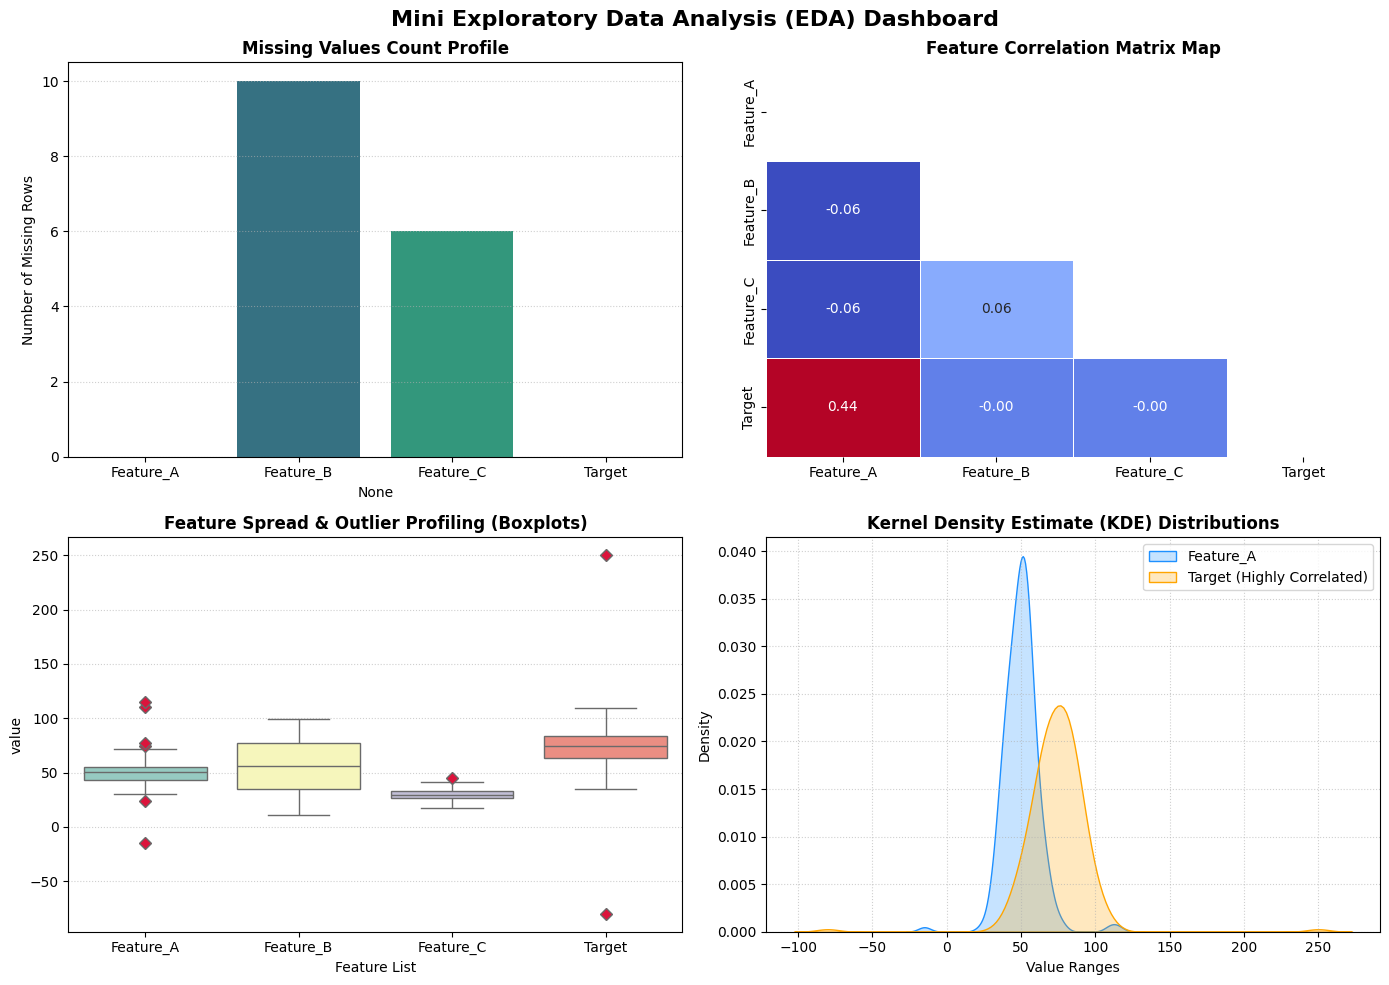
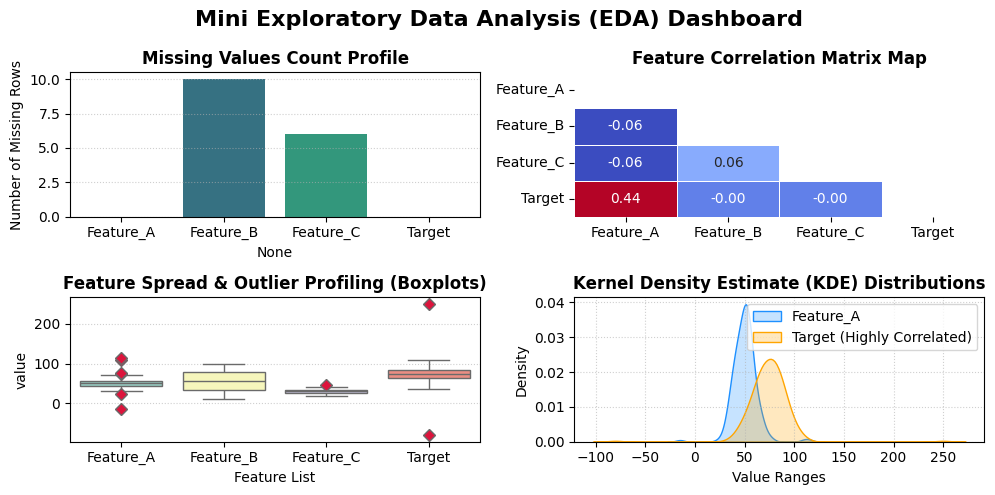
The change to this notebook cell's code, shown as a diff; its figure went from the first image to the second:
--- before
+++ after
@@ -61,8 +61,8 @@
 print("GENERATING EDA VISUAL VISUALIZATION DASHBOARD")
 
-fig, axes = plt.subplots(2, 2, figsize=(14, 10))
+fig, axes = plt.subplots(2, 2, figsize=(10,5))
 fig.suptitle("Mini Exploratory Data Analysis (EDA) Dashboard", fontsize=16, fontweight='bold')
 
-sns.barplot(x=missing_report.index, y=missing_report['Missing_Count'], ax=axes[0,0], palette='viridis')
+sns.barplot(x=missing_report.index, y=missing_report['Missing_Count'], ax=axes[0,0], hue=missing_report.index, palette='viridis',legend = False)
 axes[0,0].set_title("Missing Values Count Profile", fontweight='bold')
 axes[0,0].set_ylabel("Number of Missing Rows")
@@ -74,5 +74,5 @@
 
 df_melted = df.melt(value_vars=['Feature_A', 'Feature_B', 'Feature_C', 'Target'])
-sns.boxplot(data=df_melted, x='variable', y='value', ax=axes[1,0], palette='Set3',
+sns.boxplot(data=df_melted, x='variable', y='value', ax=axes[1,0], hue='variable', palette='Set3',legend = False,
             flierprops={"markerfacecolor": "crimson", "marker": "D", "markersize": 6})
 axes[1,0].set_title("Feature Spread & Outlier Profiling (Boxplots)", fontweight='bold')
@@ -80,6 +80,6 @@
 axes[1,0].grid(axis='y', linestyle=':', alpha=0.6)
 
-sns.kdeplot(data=df['Feature_A'], label='Feature_A', shade=True, ax=axes[1,1], color='dodgerblue')
-sns.kdeplot(data=df['Target'], label='Target (Highly Correlated)', shade=True, ax=axes[1,1], color='orange')
+sns.kdeplot(data=df['Feature_A'], label='Feature_A',fill=True, ax=axes[1,1], color='dodgerblue')
+sns.kdeplot(data=df['Target'], label='Target (Highly Correlated)', fill=True, ax=axes[1,1], color='orange')
 axes[1,1].set_title("Kernel Density Estimate (KDE) Distributions", fontweight='bold')
 axes[1,1].set_xlabel("Value Ranges")

Commit: update